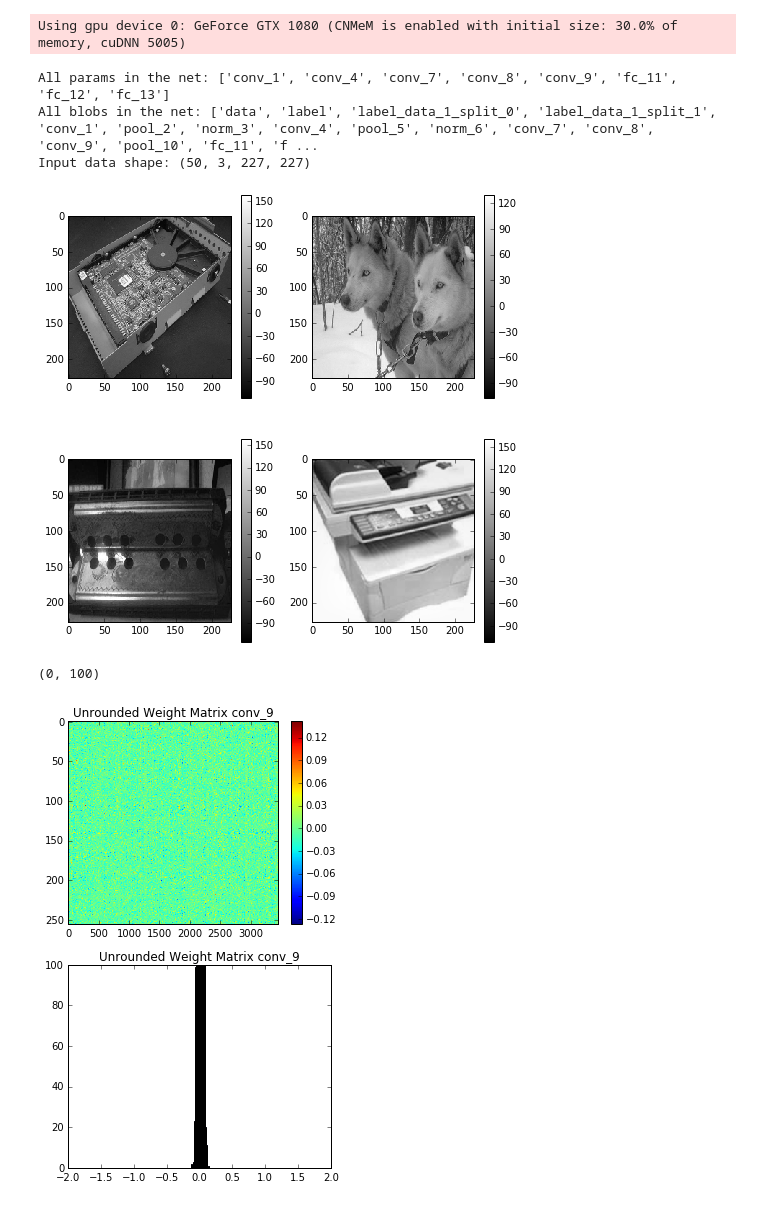
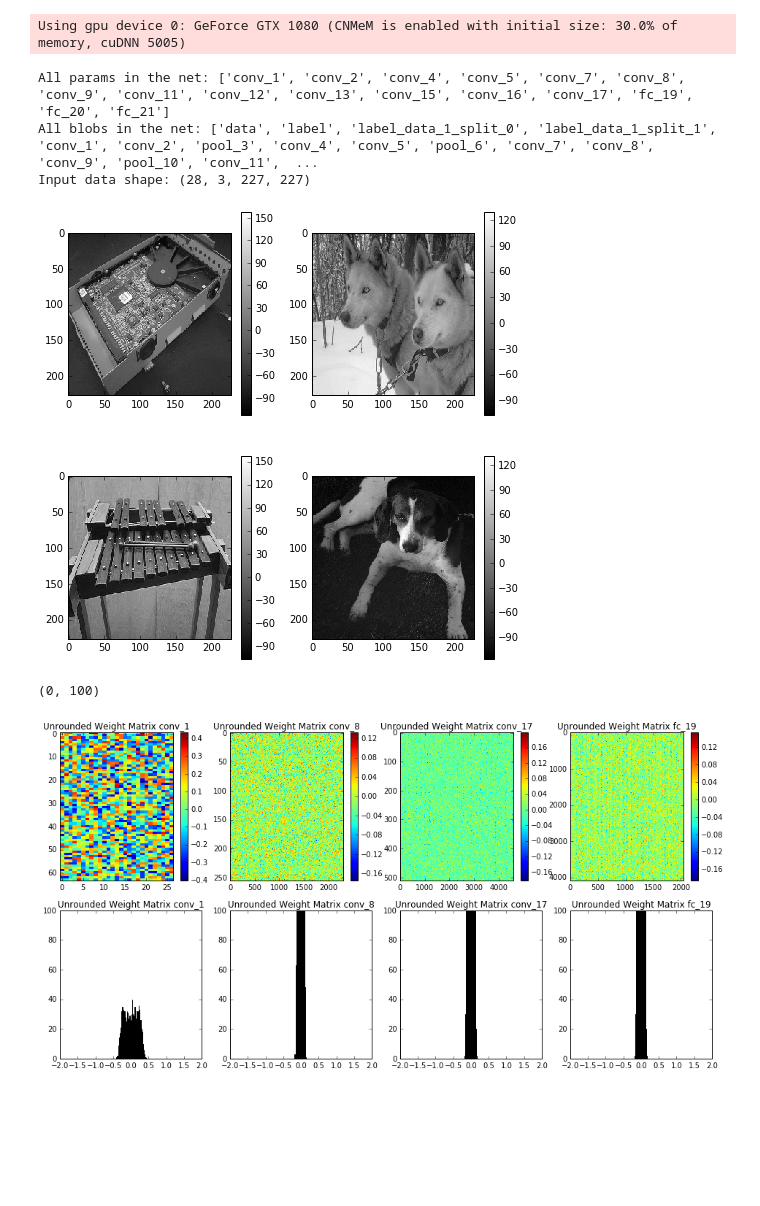
Before and after one commit to NeuromorphicProcessorProject/ADaPTION, a Jupyter notebook: examples/low_precision/imagenet/visualization/Visualization Caffe Model.ipynb, the cells around one changed output. Cells and saved outputs as stored; diff of their text form; code cells hidden in the pictures; blank space fills up the shorter version.

Commit message:
Started low_precision training.

```diff
--- a/examples/low_precision/imagenet/visualization/Visualization Caffe Model.ipynb
+++ b/examples/low_precision/imagenet/visualization/Visualization Caffe Model.ipynb
@@ -7,8 +7,8 @@ caffe_root = '/home/moritz/Repositories/caffe_lp/'
 model_root = 'examples/low_precision/imagenet/models/'
 snapshot_root = '/media/moritz/Data/ILSVRC2015/Snapshots/'
 
-prototxt_file = caffe_root + model_root + 'CaffeNet.prototxt'
-weights_file = snapshot_root + 'caffenet_train_protoTEST_iter_10000.caffemodel'
+prototxt_file = caffe_root + model_root + 'VGG16_xavier_vis.prototxt'
+weights_file = snapshot_root + 'VGG16_xavier_1080_test1_iter_83700.caffemodel'
 
 net = caffe.Net(prototxt_file, weights_file, caffe.TEST)
 print('Doing forward pass...')
@@ -34,7 +34,7 @@ print('Input data shape: {}'.format(data.shape))
 trans_dict={0.:'Left', 1.:'Center', 2.:'Right', 3.:'Not Visible'}
 
 # Pick out four images to process
-show_data = [10, 7, 42, 36]
+show_data = [10, 7, 27, 14]
 plt.figure(figsize=(8,8))
 for iter_num, d_idx in enumerate(show_data):
     plt.subplot(2,2,iter_num+1)
@@ -42,33 +42,69 @@ for iter_num, d_idx in enumerate(show_data):
     # plt.title(trans_dict[labels[d_idx]])
     plt.colorbar()
 # %% [output]
-All params in the net: ['conv_1', 'conv_4', 'conv_7', 'conv_8', 'conv_9', 'fc_11', 'fc_12', 'fc_13']
-All blobs in the net: ['data', 'label', 'label_data_1_split_0', 'label_data_1_split_1', 'conv_1', 'pool_2', 'norm_3', 'conv_4', 'pool_5', 'norm_6', 'conv_7', 'conv_8', 'conv_9', 'pool_10', 'fc_11', 'f ...
-Input data shape: (50, 3, 227, 227)
+All params in the net: ['conv_1', 'conv_2', 'conv_4', 'conv_5', 'conv_7', 'conv_8', 'conv_9', 'conv_11', 'conv_12', 'conv_13', 'conv_15', 'conv_16', 'conv_17', 'fc_19', 'fc_20', 'fc_21']
+All blobs in the net: ['data', 'label', 'label_data_1_split_0', 'label_data_1_split_1', 'conv_1', 'conv_2', 'pool_3', 'conv_4', 'conv_5', 'pool_6', 'conv_7', 'conv_8', 'conv_9', 'pool_10', 'conv_11',  ...
+Input data shape: (28, 3, 227, 227)
-[figure, old version]
+[figure, new version]
 # %%
 import numpy as np
 binwidth = 0.01
 
 bd = 2
 ad = 2
-l_idx = 'conv_9'
+l_idx1 = 'conv_1'
+l_idx2 = 'conv_8'
+l_idx3 = 'conv_17'
+l_idx4 = 'fc_19'
 ymax = 100
 
 def make_2d(data):
     return np.reshape(data, (data.shape[0], -1))
 
 plt.figure(figsize=(16,8))
-plt.subplot(2,3,1)
-plt.title('Unrounded Weight Matrix {}'.format(l_idx))
-plt.imshow(make_2d(net.params[l_idx][0].data), interpolation='nearest', aspect='auto')
+plt.subplot(2,4,1)
+plt.title('Unrounded Weight Matrix {}'.format(l_idx1))
+plt.imshow(make_2d(net.params[l_idx1][0].data), interpolation='nearest', aspect='auto')
 plt.colorbar()
 
-plt.subplot(2,3,4)
-plt.title('Unrounded Weight Matrix {}'.format(l_idx))
-show_data = net.params[l_idx][0].data.flatten()
+plt.subplot(2,4,2)
+plt.title('Unrounded Weight Matrix {}'.format(l_idx2))
+plt.imshow(make_2d(net.params[l_idx2][0].data), interpolation='nearest', aspect='auto')
+plt.colorbar()
+
+plt.subplot(2,4,3)
+plt.title('Unrounded Weight Matrix {}'.format(l_idx3))
+plt.imshow(make_2d(net.params[l_idx3][0].data), interpolation='nearest', aspect='auto')
+plt.colorbar()
+
+plt.subplot(2,4,4)
+plt.title('Unrounded Weight Matrix {}'.format(l_idx4))
+plt.imshow(make_2d(net.params[l_idx4][0].data), interpolation='nearest', aspect='auto')
+plt.colorbar()
+
+plt.subplot(2,4,5)
+plt.title('Unrounded Weight Matrix {}'.format(l_idx1))
+show_data = net.params[l_idx1][0].data.flatten()
 plt.hist(show_data, bins=np.arange(-2, 2, binwidth))
 plt.ylim([0, ymax])
+
+plt.subplot(2,4,6)
+plt.title('Unrounded Weight Matrix {}'.format(l_idx2))
+show_data = net.params[l_idx2][0].data.flatten()
+plt.hist(show_data, bins=np.arange(-2, 2, binwidth))
+plt.ylim([0, ymax])
+
+plt.subplot(2,4,7)
+plt.title('Unrounded Weight Matrix {}'.format(l_idx3))
+show_data = net.params[l_idx4][0].data.flatten()
+plt.hist(show_data, bins=np.arange(-2, 2, binwidth))
+plt.ylim([0, ymax])
+
+plt.subplot(2,4,8)
+plt.title('Unrounded Weight Matrix {}'.format(l_idx4))
+show_data = net.params[l_idx4][0].data.flatten()
+plt.hist(show_data, bins=np.arange(-2, 2, binwidth))
+plt.ylim([0, ymax])
 # %% [output]
 (0, 100)
-[figure, old version]
+[figure, new version]
```
Also changed, not shown: parts of 1 cell of this notebook, 5 other files.
